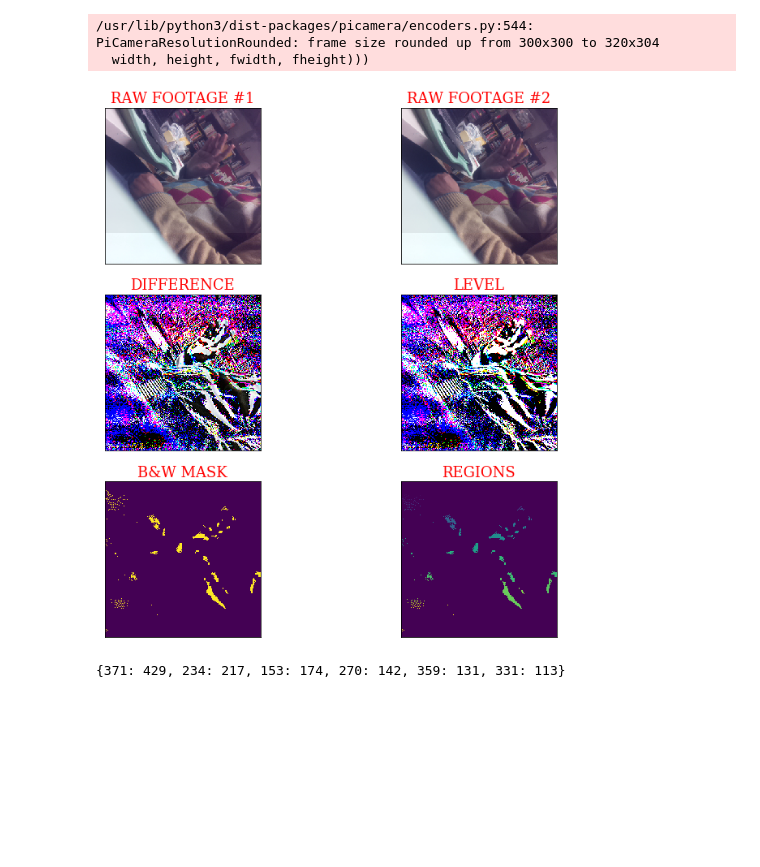
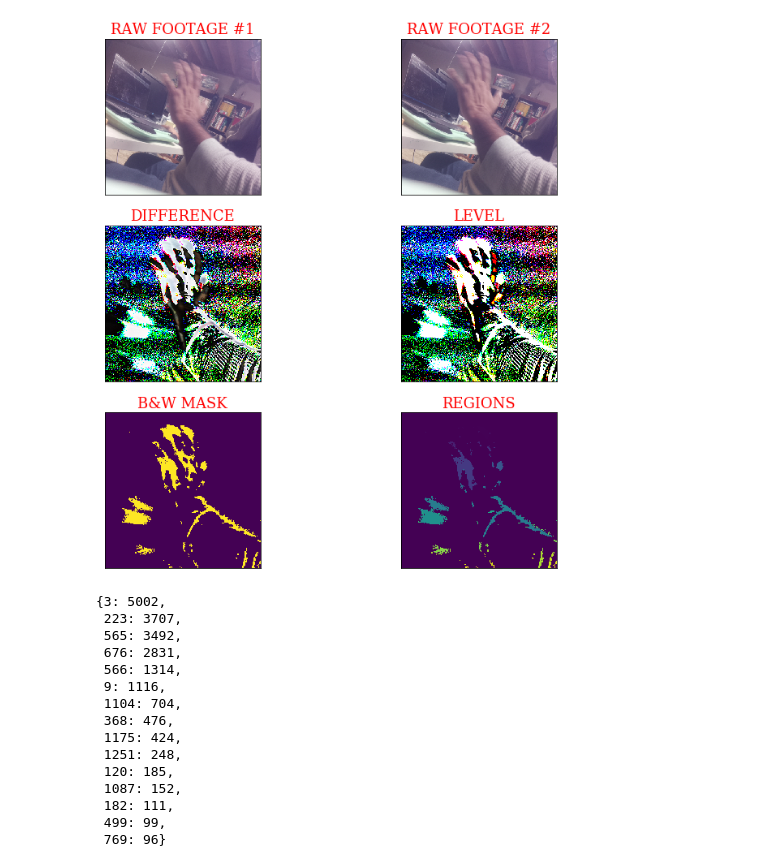
Before and after one commit to sunbee/Surveillor, a Jupyter notebook: DemoMotionDetector.ipynb, the cells around one changed output. Saved outputs shown, nothing was run; the diff lists cells and outputs as text; code cells hidden in the pictures; blank space fills up the shorter version.

```diff
--- a/DemoMotionDetector.ipynb
+++ b/DemoMotionDetector.ipynb
@@ -12,10 +21,32 @@ res
+# %%
+def make2takes():
+    first = Classifyable()
+    second = Classifyable()
+
+    first.set_snap()
+    second.set_snap()
+
+    return first, second
 # %%
-Sur2 = MotionDetector(showme=True)
-base2, compare2, diff2, level2, clean2, mask2, res2 = Sur.sense()
+f, s = make2takes()
+Sur2 = MotionDetector(f, s, showme=True)
+base2, compare2, diff2, level2, clean2, mask2, res2 = Sur2.sense()
 res2
 # %% [output]
+[figure, new version]
-/usr/lib/python3/dist-packages/picamera/encoders.py:544: PiCameraResolutionRounded: frame size rounded up from 300x300 to 320x304
-  width, height, fwidth, fheight)))
+{3: 5002,
+ 223: 3707,
+ 565: 3492,
+ 676: 2831,
+ 566: 1314,
+ 9: 1116,
+ 1104: 704,
+ 368: 476,
+ 1175: 424,
+ 1251: 248,
+ 120: 185,
+ 1087: 152,
+ 182: 111,
+ 499: 99,
+ 769: 96}
-[figure, old version]
-{371: 429, 234: 217, 153: 174, 270: 142, 359: 131, 331: 113}
 # %%
```
Also changed, not shown: parts of 4 cells of this notebook, 1 other file.
